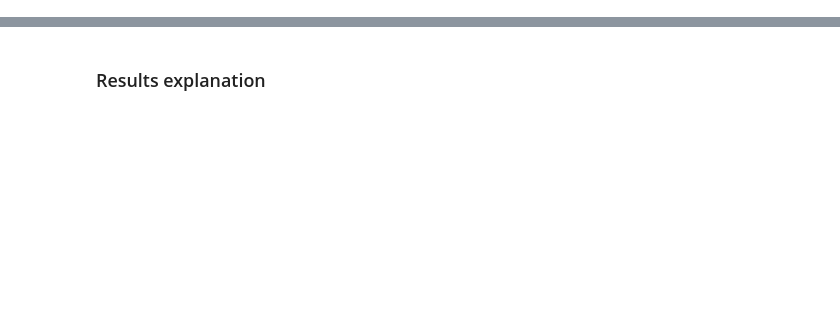
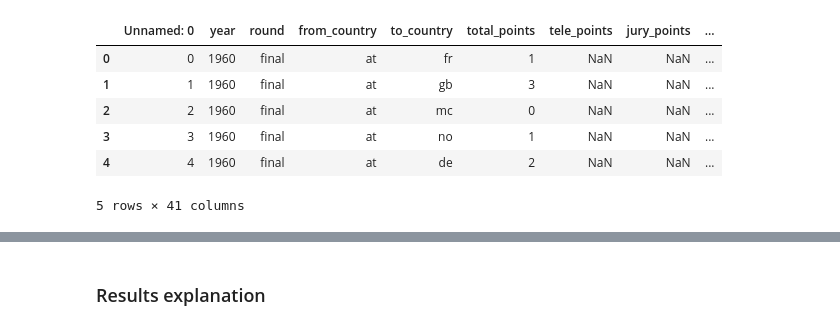
Before and after one commit to kluedemann/eurovision-voting-analysis, a Jupyter notebook: src/linear_regression.ipynb, the cells around one changed output, grey strips where cells are left out. Saved outputs shown, nothing was run; the diff lists cells and outputs as text; code cells hidden in the pictures; blank space fills up the shorter version.

```diff
--- a/src/linear_regression.ipynb
+++ b/src/linear_regression.ipynb
@@ -6 +10,11 @@ import numpy as np
+# %%
+data.head()
+# %% [output]
+|  | Unnamed: 0 | year | round | from_country | to_country | total_points | tele_points | jury_points | ... |
+| 0 | 0 | 1960 | final | at | fr | 1 | NaN | NaN | ... |
+| 1 | 1 | 1960 | final | at | gb | 3 | NaN | NaN | ... |
+| 2 | 2 | 1960 | final | at | mc | 0 | NaN | NaN | ... |
+| 3 | 3 | 1960 | final | at | no | 1 | NaN | NaN | ... |
+| 4 | 4 | 1960 | final | at | de | 2 | NaN | NaN | ... |
+5 rows × 41 columns
 # %% [markdown]
```
Also changed, not shown: parts of 33 cells of this notebook, 3 other files.
